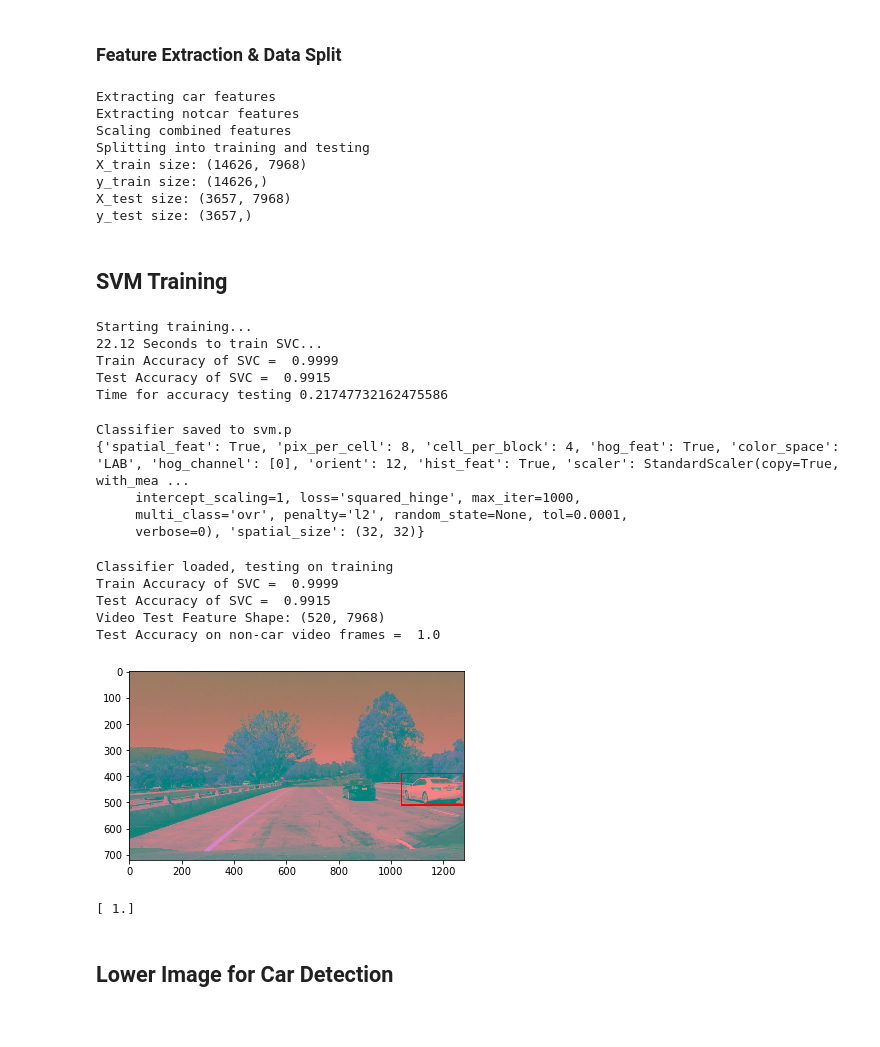
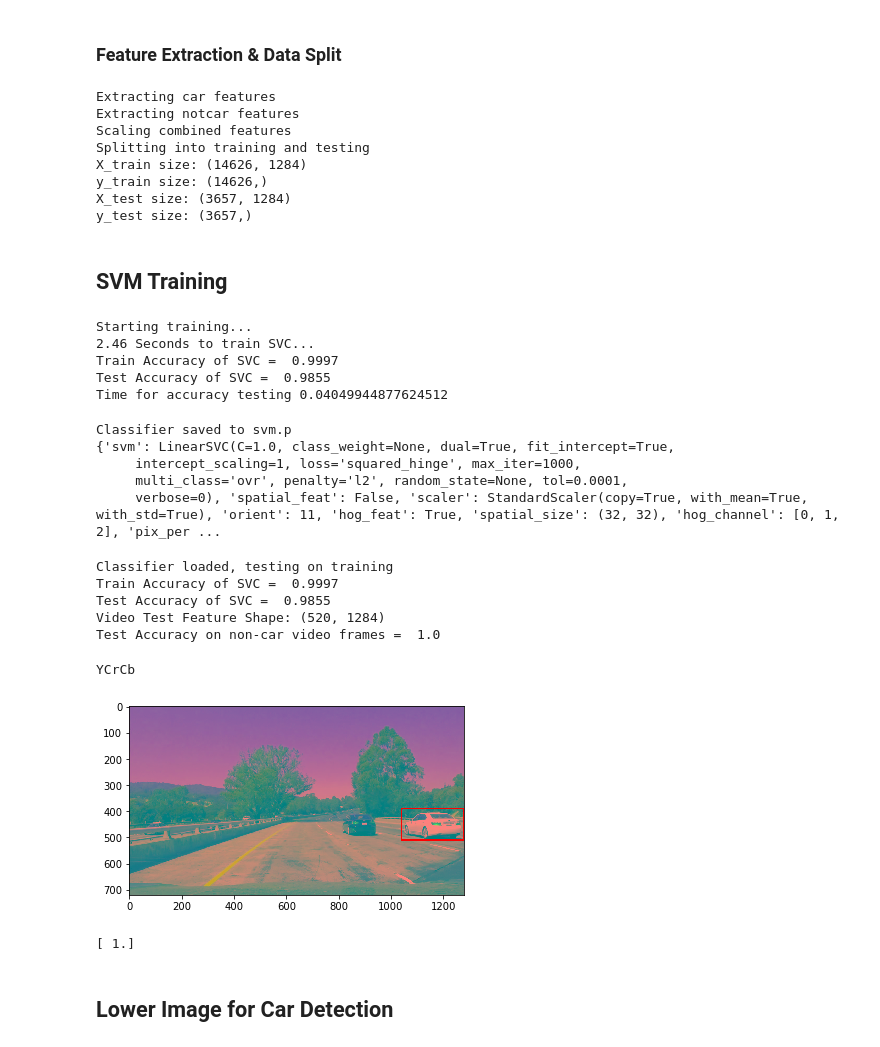
Before and after one commit to drganjoo/CarND-Vehicle-Detection, a Jupyter notebook: training.ipynb, the cells around one changed output. Cells and saved outputs as stored; diff of their text form; code cells hidden in the pictures.

```diff
--- a/training.ipynb
+++ b/training.ipynb
@@ -332,14 +328,14 @@ Hog of 0th Channel Only
 
 [Spatial Features 32 x 32][Color Histogram][Hog of All Channels]
 # %%
-orient = 12
-pix_per_cell = 8
-cell_per_block = 4
-spatial_feat = True
+orient = 11
+pix_per_cell = 16
+cell_per_block = 2
+spatial_feat = False
 hist_feat = True
 hog_feat = True
-color_space='LAB'
-hog_channel = [0]
+color_space='YCrCb'
+hog_channel = [0,1,2]
 spatial_size = (32,32)
 hist_bins = 32
 # %% [markdown]
@@ -419,9 +415,9 @@ Extracting car features
 Extracting notcar features
 Scaling combined features
 Splitting into training and testing
-X_train size: (14626, 7968)
+X_train size: (14626, 1284)
 y_train size: (14626,)
-X_test size: (3657, 7968)
+X_test size: (3657, 1284)
 y_test size: (3657,)
 # %% [markdown]
 ## SVM Training
@@ -443,10 +439,10 @@ t = time.time()
 print('Time for accuracy testing', t - t2)
 # %% [output]
 Starting training...
-22.12 Seconds to train SVC...
-Train Accuracy of SVC =  0.9999
-Test Accuracy of SVC =  0.9915
-Time for accuracy testing 0.21747732162475586
+2.46 Seconds to train SVC...
+Train Accuracy of SVC =  0.9997
+Test Accuracy of SVC =  0.9855
+Time for accuracy testing 0.04049944877624512
 # %%
 with open('svm.p', 'wb') as f:
     data = {'svm':svc,
@@ -467,10 +463,10 @@ print('Classifier saved to svm.p')
 print(data)
 # %% [output]
 Classifier saved to svm.p
-{'spatial_feat': True, 'pix_per_cell': 8, 'cell_per_block': 4, 'hog_feat': True, 'color_space': 'LAB', 'hog_channel': [0], 'orient': 12, 'hist_feat': True, 'scaler': StandardScaler(copy=True, with_mea ...
+{'svm': LinearSVC(C=1.0, class_weight=None, dual=True, fit_intercept=True,
      intercept_scaling=1, loss='squared_hinge', max_iter=1000,
      multi_class='ovr', penalty='l2', random_state=None, tol=0.0001,
-     verbose=0), 'spatial_size': (32, 32)}
+     verbose=0), 'spatial_feat': False, 'scaler': StandardScaler(copy=True, with_mean=True, with_std=True), 'orient': 11, 'hog_feat': True, 'spatial_size': (32, 32), 'hog_channel': [0, 1, 2], 'pix_per ...
 # %%
 svc = None
 
@@ -512,42 +508,45 @@ y = np.zeros(video_test_feat.shape[0])
 print('Test Accuracy on non-car video frames = ', round(svc.score(video_test_scaled, y), 4))
 # %% [output]
 Classifier loaded, testing on training
-Train Accuracy of SVC =  0.9999
-Test Accuracy of SVC =  0.9915
-Video Test Feature Shape: (520, 7968)
+Train Accuracy of SVC =  0.9997
+Test Accuracy of SVC =  0.9855
+Video Test Feature Shape: (520, 1284)
 Test Accuracy on non-car video frames =  1.0
 # %%
 from lesson_functions import *
 
 %reload_ext autoreload
 %autoreload 2
 
+print(color_space)
 img = load_image('./test_images/test1.jpg', color_space)
 
 box = [(1040,390),(1280,510)]
 cv2.rectangle(img, box[0], box[1], (255,0,0), 3)
 plt.imshow(img)
 plt.show()
 
 box_pixels = img[box[0][1]:box[1][1], box[0][0]:box[1][0]]
 
 #plt.imshow(box_pixels)
 #plt.show()
 
 small_img = cv2.resize(box_pixels, (64,64))
 features = extract_feature_image(small_img, orient=orient, pix_per_cell=pix_per_cell,
                                cell_per_block=cell_per_block, hog_channel=hog_channel,
                                spatial_feat = spatial_feat,
                                hist_feat = hist_feat,
+                               spatial_size=spatial_size,
                                hog_feat = hog_feat)
 
 features = np.ravel(features)
 scaled_img = X_train_scaler.transform([features])
 
 print(svc.predict(scaled_img))
 # %% [output]
+YCrCb
-[figure, old version]
+[figure, new version]
-[ 1.]
+[ 1.]
 # %% [markdown]
 ## Lower Image for Car Detection
 # %%
```
Also changed, not shown: parts of 6 cells of this notebook, 6 other files.
